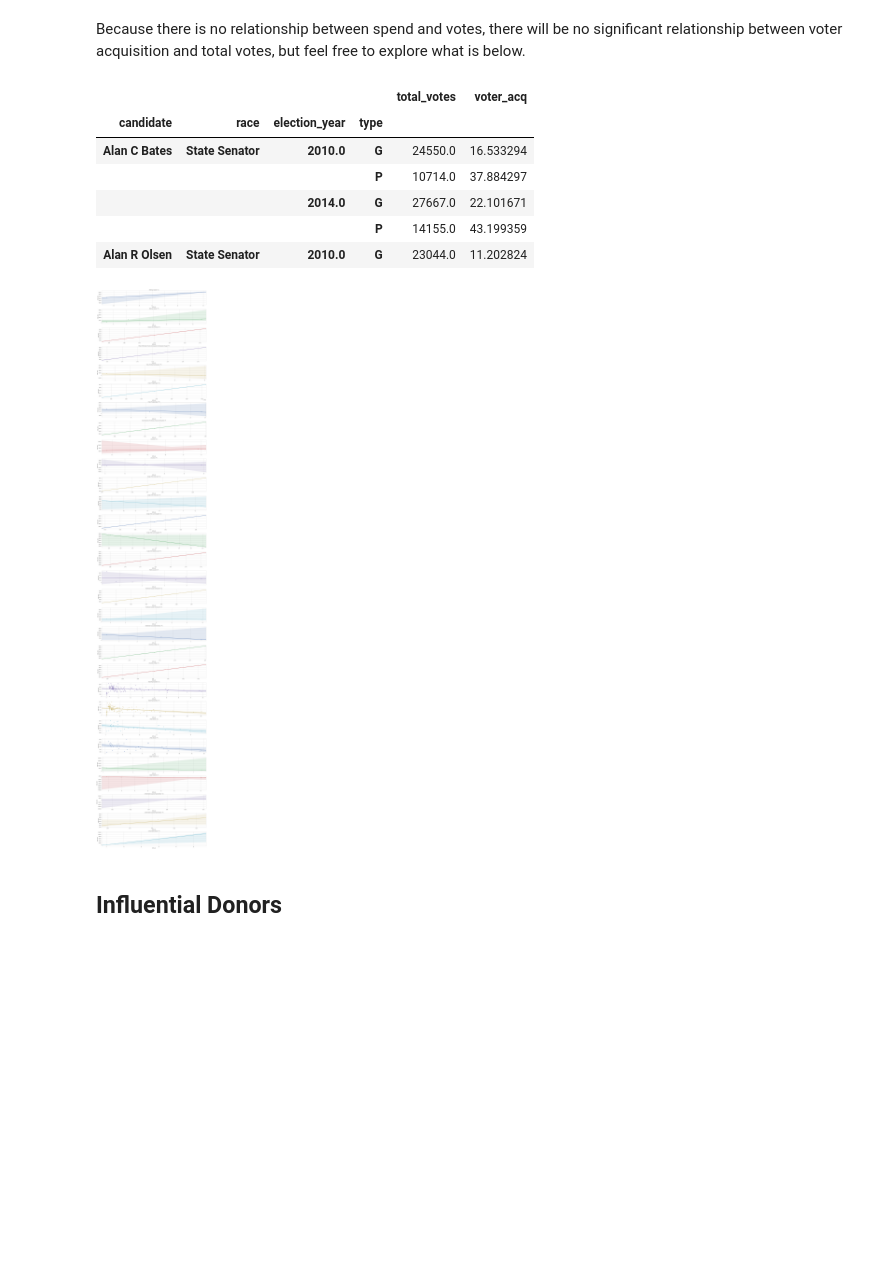
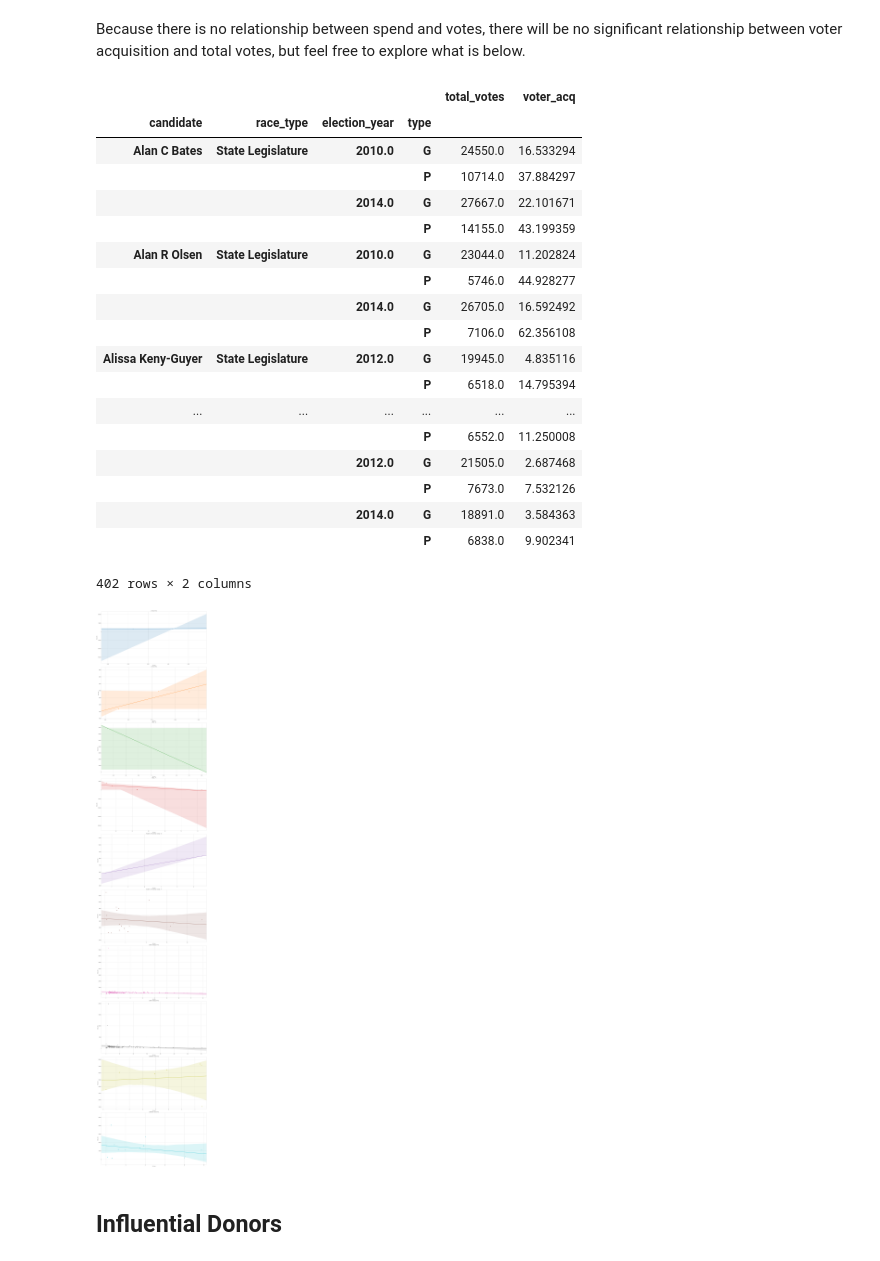
Before and after one commit to hackoregon/elections-2018, a Jupyter notebook: notebooks/overall_analysis_ballots_transactions_committees.ipynb, the cells around one changed output. Saved outputs shown, nothing was run; the diff lists cells and outputs as text; code cells hidden in the pictures; blank space fills up the shorter version.

```diff
--- a/notebooks/overall_analysis_ballots_transactions_committees.ipynb
+++ b/notebooks/overall_analysis_ballots_transactions_committees.ipynb
@@ -413,7 +415,7 @@ Because there is no relationship between spend and votes, there will be no signi
 free to explore what is below.
 # %%
 # Create column for price per vote
-g1 = spent.groupby(['candidate','race', 'election_year', 'type'])['total_votes', 'amount']
+g1 = spent.groupby(['candidate','race_type', 'election_year', 'type'])['total_votes', 'amount']
 acq = g1.agg({'amount': np.sum, 'total_votes': np.mean})
 acq = acq.apply(
     lambda r: Series(
@@ -421,17 +423,29 @@ acq = acq.apply(
          'total_votes': r['total_votes']}),
     axis=1)
 # %%
-acq.head()
+acq
 # %% [output]
 |  |  |  |  | total_votes | voter_acq |
-| candidate | race | election_year | type |  |  |
-| Alan C Bates | State Senator | 2010.0 | G | 24550.0 | 16.533294 |
+| candidate | race_type | election_year | type |  |  |
+| Alan C Bates | State Legislature | 2010.0 | G | 24550.0 | 16.533294 |
 |  |  |  | P | 10714.0 | 37.884297 |
 |  |  | 2014.0 | G | 27667.0 | 22.101671 |
 |  |  |  | P | 14155.0 | 43.199359 |
-| Alan R Olsen | State Senator | 2010.0 | G | 23044.0 | 11.202824 |
+| Alan R Olsen | State Legislature | 2010.0 | G | 23044.0 | 11.202824 |
+|  |  |  | P | 5746.0 | 44.928277 |
+|  |  | 2014.0 | G | 26705.0 | 16.592492 |
+|  |  |  | P | 7106.0 | 62.356108 |
+| Alissa Keny-Guyer | State Legislature | 2012.0 | G | 19945.0 | 4.835116 |
+|  |  |  | P | 6518.0 | 14.795394 |
+| ... | ... | ... | ... | ... | ... |
+|  |  |  | P | 6552.0 | 11.250008 |
+|  |  | 2012.0 | G | 21505.0 | 2.687468 |
+|  |  |  | P | 7673.0 | 7.532126 |
+|  |  | 2014.0 | G | 18891.0 | 3.584363 |
+|  |  |  | P | 6838.0 | 9.902341 |
+402 rows × 2 columns
 # %%
-g2 = acq.reset_index().groupby(['race', 'type'])
+g2 = acq.reset_index().groupby(['race_type', 'type'])
 
 nplots = len(g2.sum())
 fig, ax = plt.subplots(nplots, 1, figsize=(20,100))
@@ -440,7 +454,7 @@ for i, (n,g) in enumerate(g2):
     ax[i].set_title(n)
 plt.tight_layout();
 # %% [output]
-[figure, old version]
+[figure, new version]
 # %% [markdown]
 ## Influential Donors
 # %%
```
Also changed, not shown: parts of 20 cells of this notebook.
